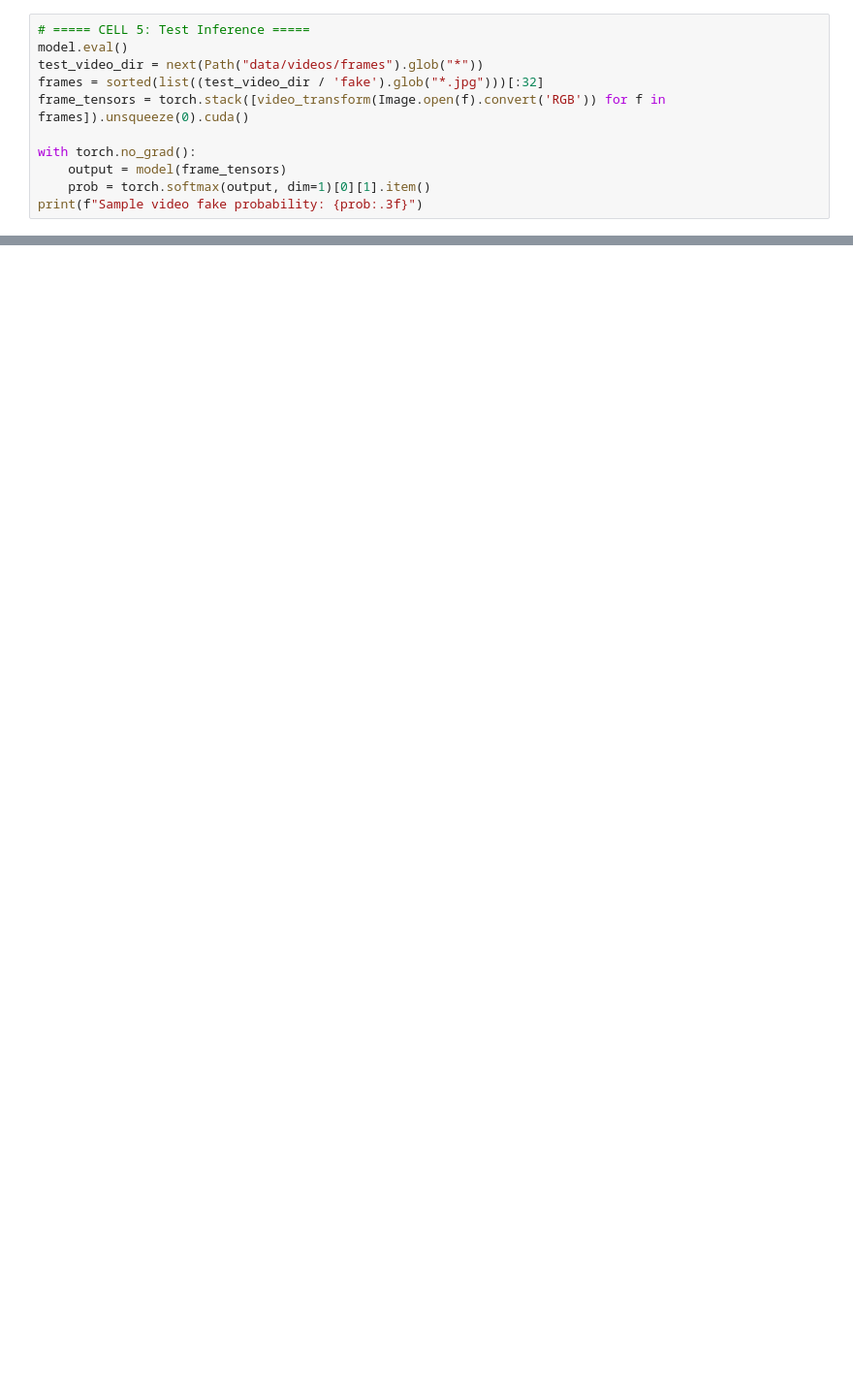
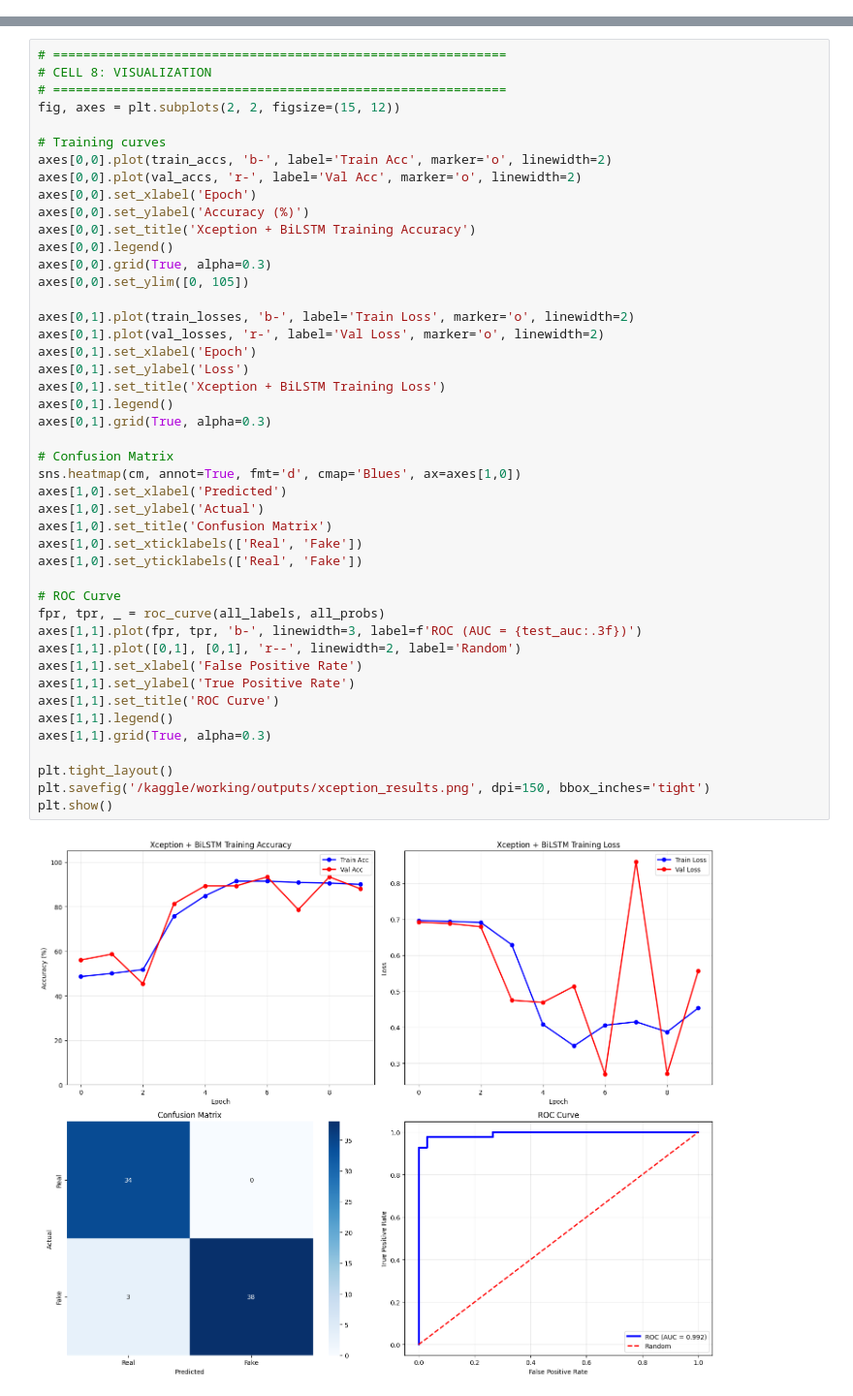
Before and after one commit to Sarthakm811/DeepFake, a Jupyter notebook: notebooks/04_video_detection.ipynb, the cells around one changed output, grey strips where cells are left out. Shown at 97% size. Saved outputs shown, nothing was run; the diff lists cells and outputs as text; blank space fills up the shorter version.

```diff
--- a/notebooks/04_video_detection.ipynb
+++ b/notebooks/04_video_detection.ipynb
@@ -103,11 +0,0 @@ print("✅ Video model trained")
-# %%
-# ===== CELL 5: Test Inference =====
-model.eval()
-test_video_dir = next(Path("data/videos/frames").glob("*"))
-frames = sorted(list((test_video_dir / 'fake').glob("*.jpg")))[:32]
-frame_tensors = torch.stack([video_transform(Image.open(f).convert('RGB')) for f in frames]).unsqueeze(0).cuda()
-
-with torch.no_grad():
-    output = model(frame_tensors)
-    prob = torch.softmax(output, dim=1)[0][1].item()
-print(f"Sample video fake probability: {prob:.3f}")
@@ -113,0 +750,47 @@ print(f"Sample video fake probability: {prob:.3f}")
+# %%
+# ============================================================
+# CELL 8: VISUALIZATION
+# ============================================================
+fig, axes = plt.subplots(2, 2, figsize=(15, 12))
+
+# Training curves
+axes[0,0].plot(train_accs, 'b-', label='Train Acc', marker='o', linewidth=2)
+axes[0,0].plot(val_accs, 'r-', label='Val Acc', marker='o', linewidth=2)
+axes[0,0].set_xlabel('Epoch')
+axes[0,0].set_ylabel('Accuracy (%)')
+axes[0,0].set_title('Xception + BiLSTM Training Accuracy')
+axes[0,0].legend()
+axes[0,0].grid(True, alpha=0.3)
+axes[0,0].set_ylim([0, 105])
+
+axes[0,1].plot(train_losses, 'b-', label='Train Loss', marker='o', linewidth=2)
+axes[0,1].plot(val_losses, 'r-', label='Val Loss', marker='o', linewidth=2)
+axes[0,1].set_xlabel('Epoch')
+axes[0,1].set_ylabel('Loss')
+axes[0,1].set_title('Xception + BiLSTM Training Loss')
+axes[0,1].legend()
+axes[0,1].grid(True, alpha=0.3)
+
+# Confusion Matrix
+sns.heatmap(cm, annot=True, fmt='d', cmap='Blues', ax=axes[1,0])
+axes[1,0].set_xlabel('Predicted')
+axes[1,0].set_ylabel('Actual')
+axes[1,0].set_title('Confusion Matrix')
+axes[1,0].set_xticklabels(['Real', 'Fake'])
+axes[1,0].set_yticklabels(['Real', 'Fake'])
+
+# ROC Curve
+fpr, tpr, _ = roc_curve(all_labels, all_probs)
+axes[1,1].plot(fpr, tpr, 'b-', linewidth=3, label=f'ROC (AUC = {test_auc:.3f})')
+axes[1,1].plot([0,1], [0,1], 'r--', linewidth=2, label='Random')
+axes[1,1].set_xlabel('False Positive Rate')
+axes[1,1].set_ylabel('True Positive Rate')
+axes[1,1].set_title('ROC Curve')
+axes[1,1].legend()
+axes[1,1].grid(True, alpha=0.3)
+
+plt.tight_layout()
+plt.savefig('/kaggle/working/outputs/xception_results.png', dpi=150, bbox_inches='tight')
+plt.show()
+# %% [output]
+[figure, added]
```
Also changed, not shown: parts of 13 cells of this notebook, 31 other files.
